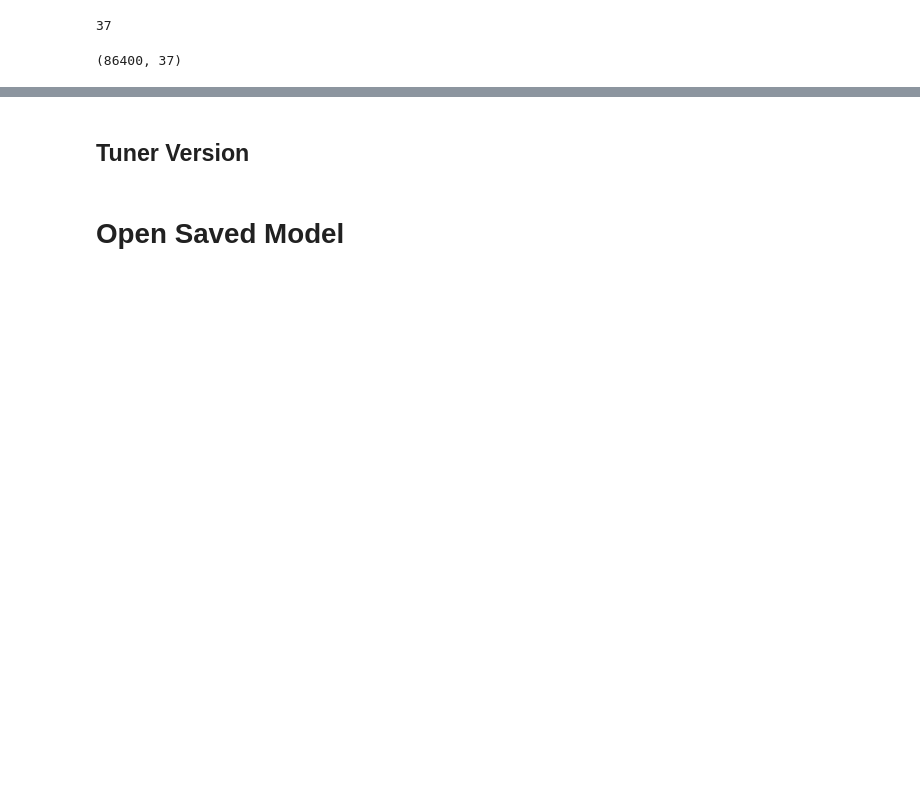
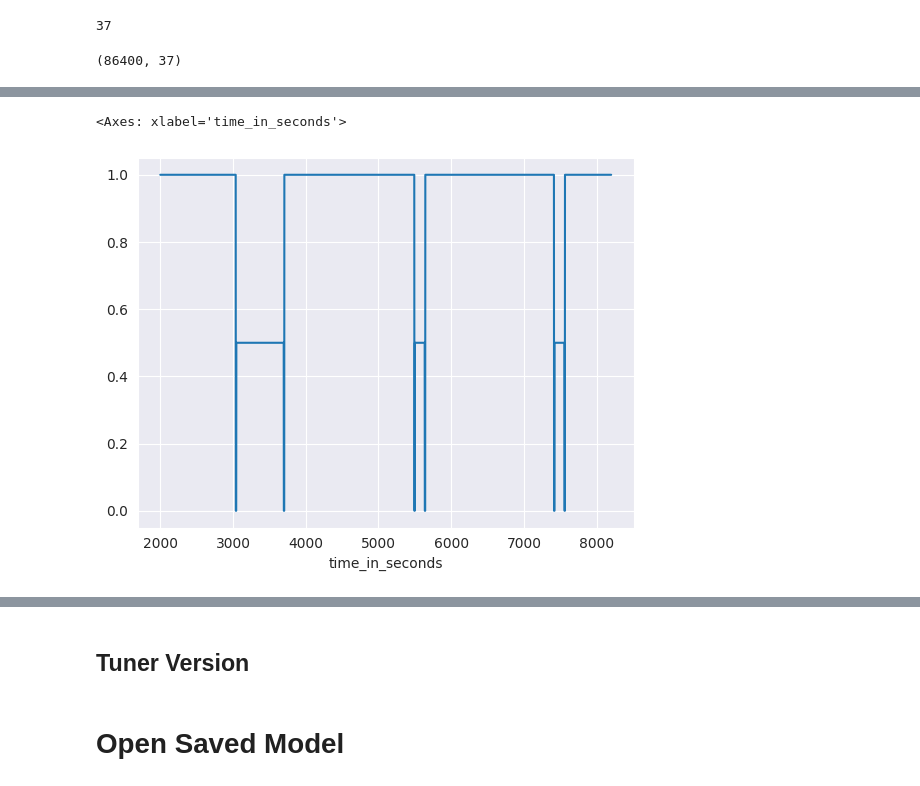
Before and after one commit to lozferatu/MSc-Project, a Jupyter notebook: final_code/optimum_single_output.ipynb, the cells around one changed output, grey strips where cells are left out. Cells and saved outputs as stored; diff of their text form; code cells hidden in the pictures; blank space fills up the shorter version.

```diff
--- a/final_code/optimum_single_output.ipynb
+++ b/final_code/optimum_single_output.ipynb
@@ -125,2 +137,7 @@ df_just_lit101.shape
 # %%
 #df_just_lit101.columns
+# %%
+df_just_lit101.MV302.iloc[2000:8200].plot()
+# %% [output]
+<Axes: xlabel='time_in_seconds'>
+[figure, added]
```
Also changed, not shown: parts of 44 cells of this notebook, 9 other files.
